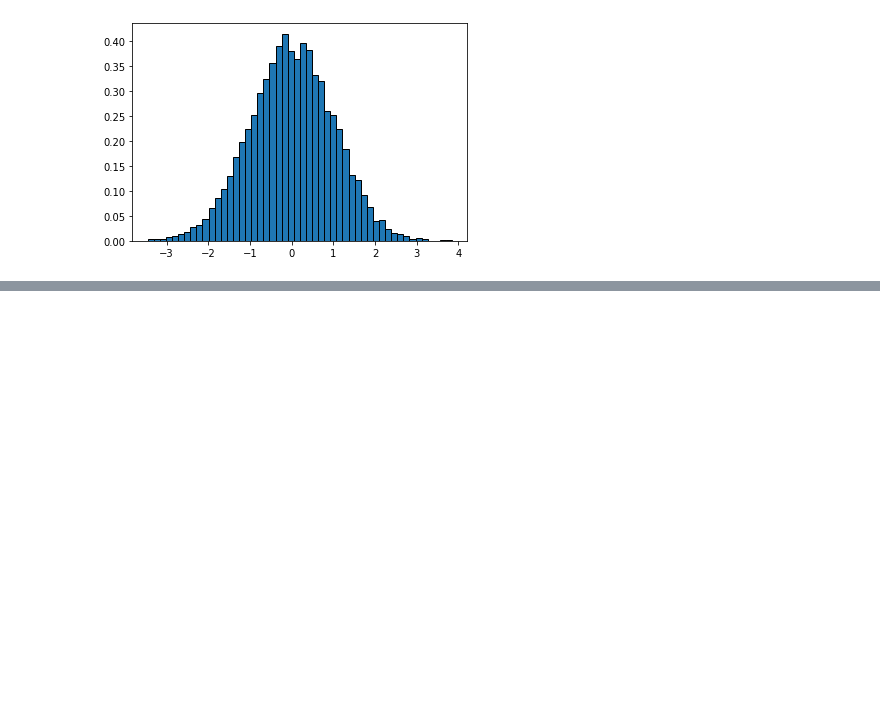
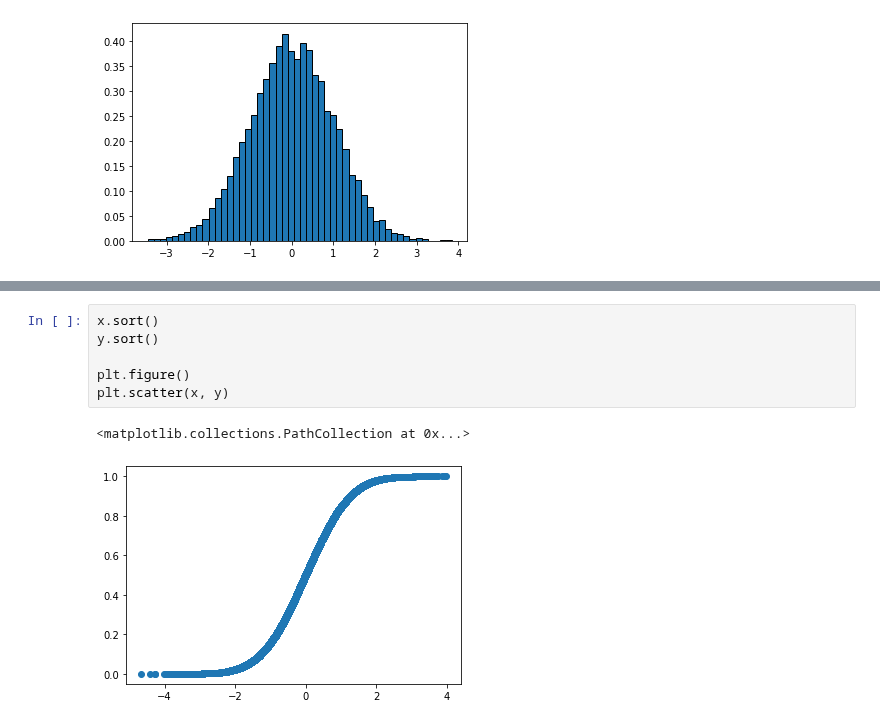
Before and after one commit to adevrent/wqu_mscfe, a Jupyter notebook: Financial Data/M2/L4.ipynb, the cells around one changed output, grey strips where cells are left out. Drawn from its saved outputs; the diff is of its cells as text; blank space fills up the shorter version.

```diff
--- a/Financial Data/M2/L4.ipynb
+++ b/Financial Data/M2/L4.ipynb
@@ -187,0 +214,9 @@ plt.hist(x, density=True, edgecolor="black", bins=50)
+# %%
+x.sort()
+y.sort()
+
+plt.figure()
+plt.scatter(x, y)
+# %% [output]
+<matplotlib.collections.PathCollection at 0x...>
+[figure, added]
```
Also changed, not shown: parts of 6 cells of this notebook.
